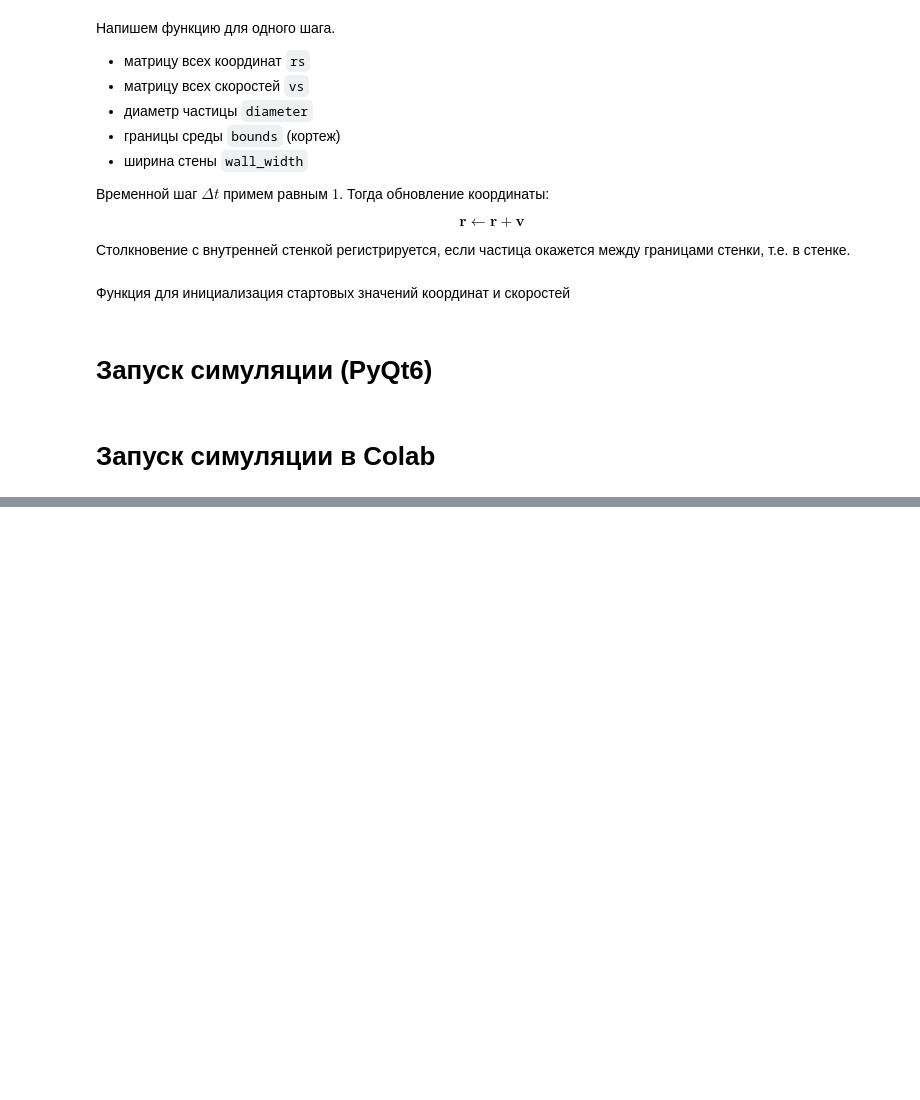
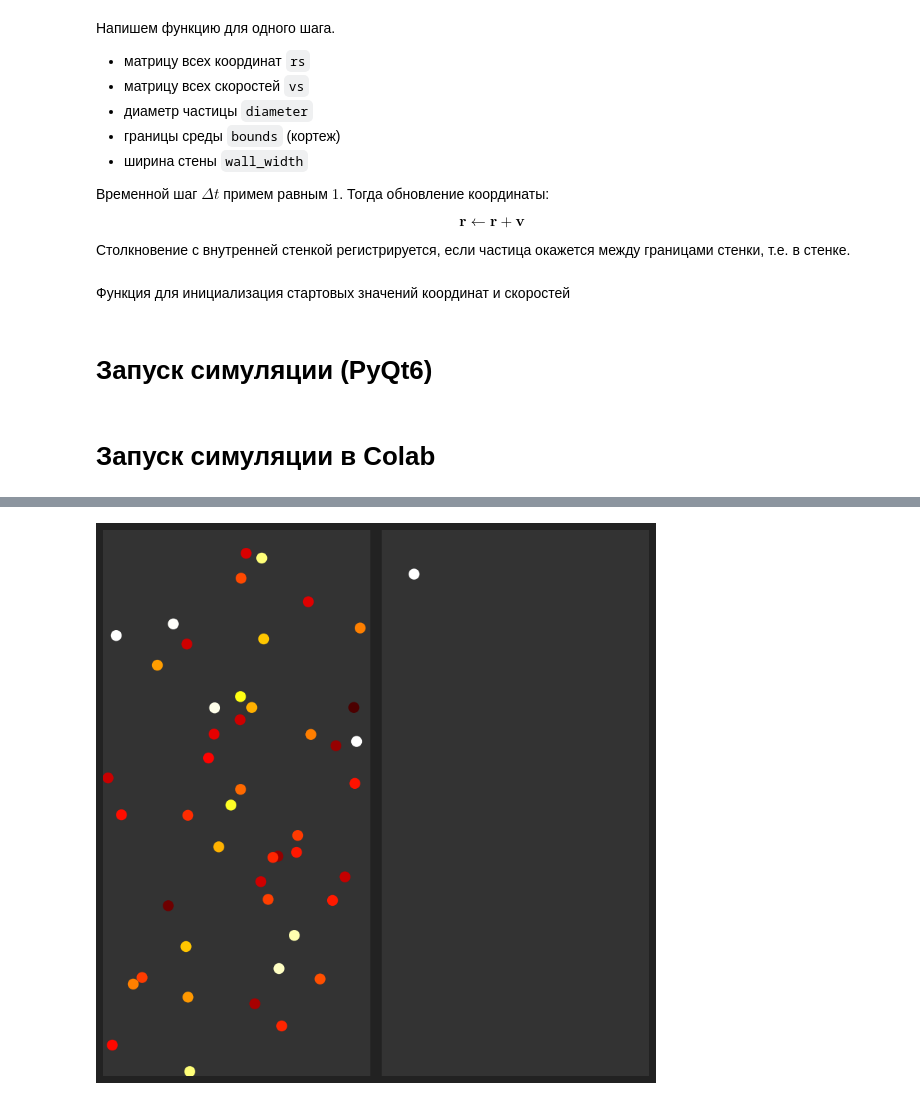
Before and after one commit to ordevoir/Publish, a Jupyter notebook: Misc/tunneling.ipynb, the cells around one changed output, grey strips where cells are left out. Saved outputs shown, nothing was run; the diff lists cells and outputs as text; code cells hidden in the pictures; blank space fills up the shorter version.

```diff
--- a/Misc/tunneling.ipynb
+++ b/Misc/tunneling.ipynb
@@ -265,5 +265,6 @@ def animate(i):
         circle.set_facecolor(cmap(speed_norm(colors[j])))
     return circles
 
-anim = animation.FuncAnimation(fig, animate, frames=500, interval=50, blit=True)
+anim = animation.FuncAnimation(fig, animate, frames=250, interval=50, blit=True)
 HTML(anim.to_html5_video())
+# %% [output]
@@ -269,0 +272 @@ HTML(anim.to_html5_video())
+[figure, added]
```
Also changed, not shown: parts of 3 cells of this notebook.
